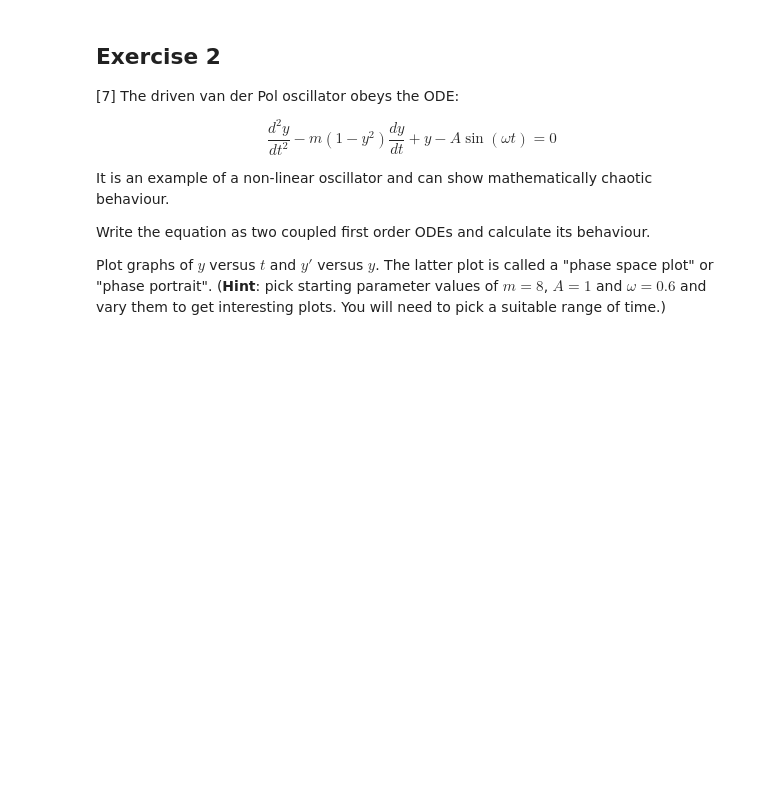
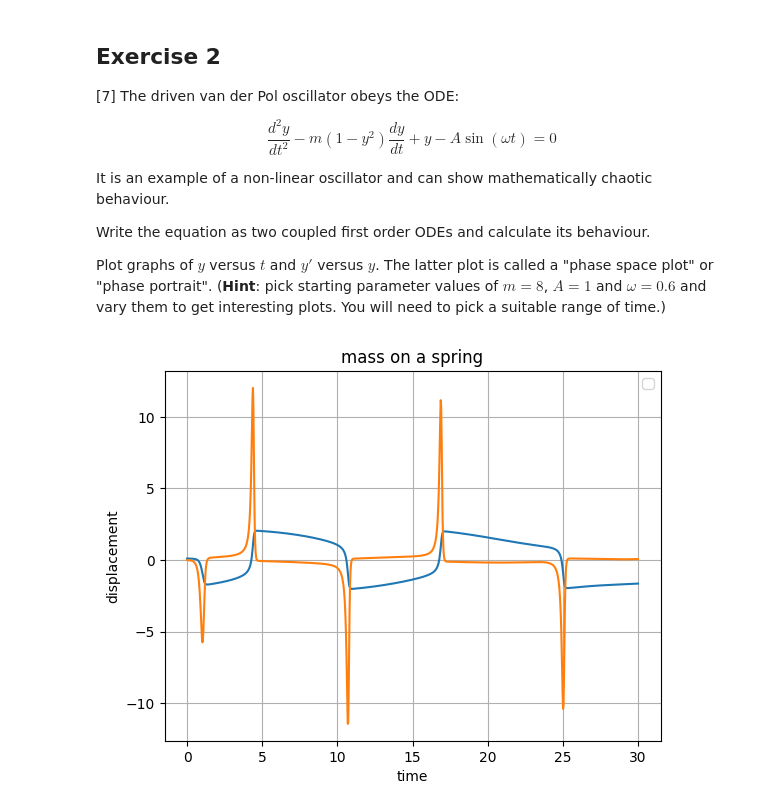
Before and after one commit to PX2145-2025/week-8-b-Finlay-Hall, a Jupyter notebook: ODEs.ipynb, the cells around one changed output. Cells and saved outputs as stored; diff of their text form; code cells hidden in the pictures; blank space fills up the shorter version.

```diff
--- a/ODEs.ipynb
+++ b/ODEs.ipynb
@@ -363,8 +363,29 @@ Plot graphs of $y$ versus $t$ and $y'$ versus $y$. The latter plot is called a "
 # %%
 #dy/dt = y'
 #dy'/dt - m*(1-y**2)*y' + y - A*sin(omega*t) = 0
 
 def f(y, t, m, A, omega):
   return [ y[1], # the first equation dy[0]/dt
-          m*(1-y[0]**2)*y[1] + A*sin(omega*t) - y[0] # the second equation dy[1]/dt
+          m*(1-y[0]**2)*y[1] + A*np.sin(omega*t) - y[0] # the second equation dy[1]/dt
   ]
+
+m = 8
+A = 1
+omega = 0.6
+
+npts = 1000 # Number of points
+tmax = 30 # Maximum time
+
+# setting up the time array:
+t = np.linspace(0.0, tmax, npts)
+
+yinit = [0.1, 0] # TWO initial values, y and y'
+y = odeint(f, yinit, t, args=(m,A,omega))
+plt.plot(t, y, label='')
+plt.xlabel('time')
+plt.ylabel('displacement')
+plt.title('mass on a spring')
+plt.legend()
+plt.grid()
+# %% [output]
+[figure, added]
```
